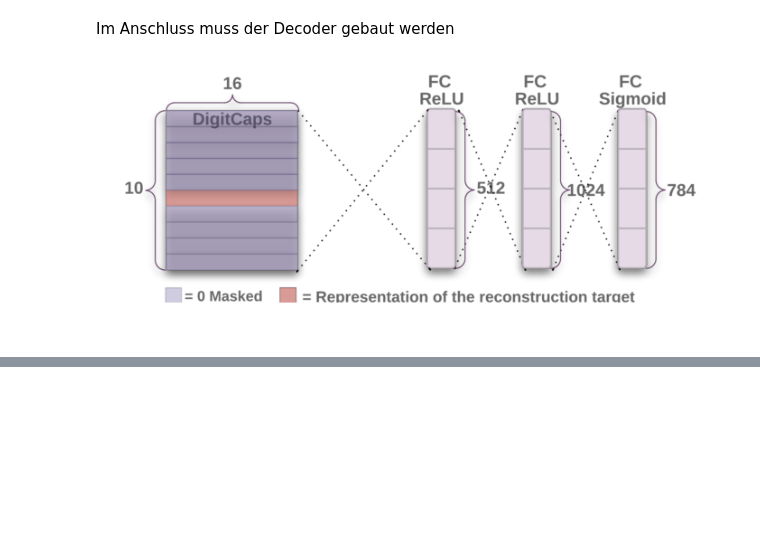
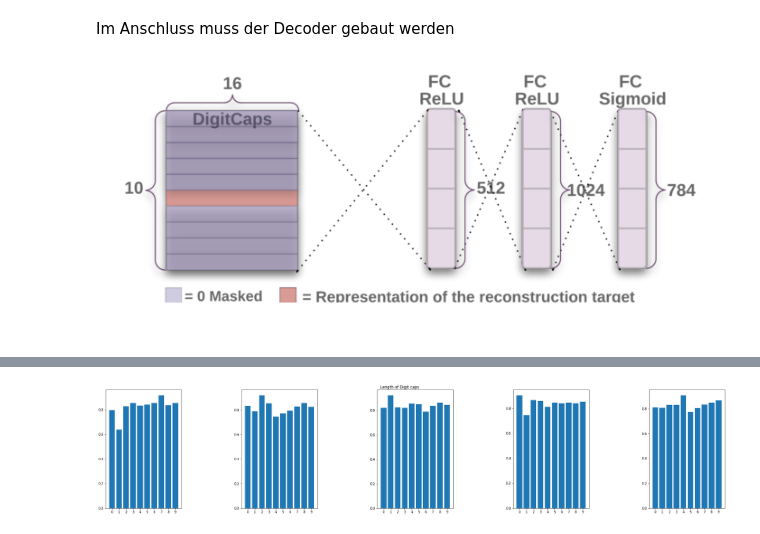
Before and after one commit to marceljahnke/CapsNet, a Jupyter notebook: CapsuleNetwork.ipynb, the cells around one changed output, grey strips where cells are left out. Saved outputs shown, nothing was run; the diff lists cells and outputs as text; code cells hidden in the pictures; blank space fills up the shorter version.

```diff
--- a/CapsuleNetwork.ipynb
+++ b/CapsuleNetwork.ipynb
@@ -249,0 +248,12 @@ result shape
+# %%
+fig, axs = plt.subplots(1,5)
+fig.suptitle('Length of Digit caps')
+fig.tight_layout()
+fig.set_figheight(6)
+fig.set_figwidth(30)
+
+for i in range(0,5):
+    axs[i].bar(np.arange(10),result2[i].reshape(10))
+    axs[i].set_xticks(np.arange(10))
+# %% [output]
+[figure, added]
```
Also changed, not shown: parts of 6 cells of this notebook.
